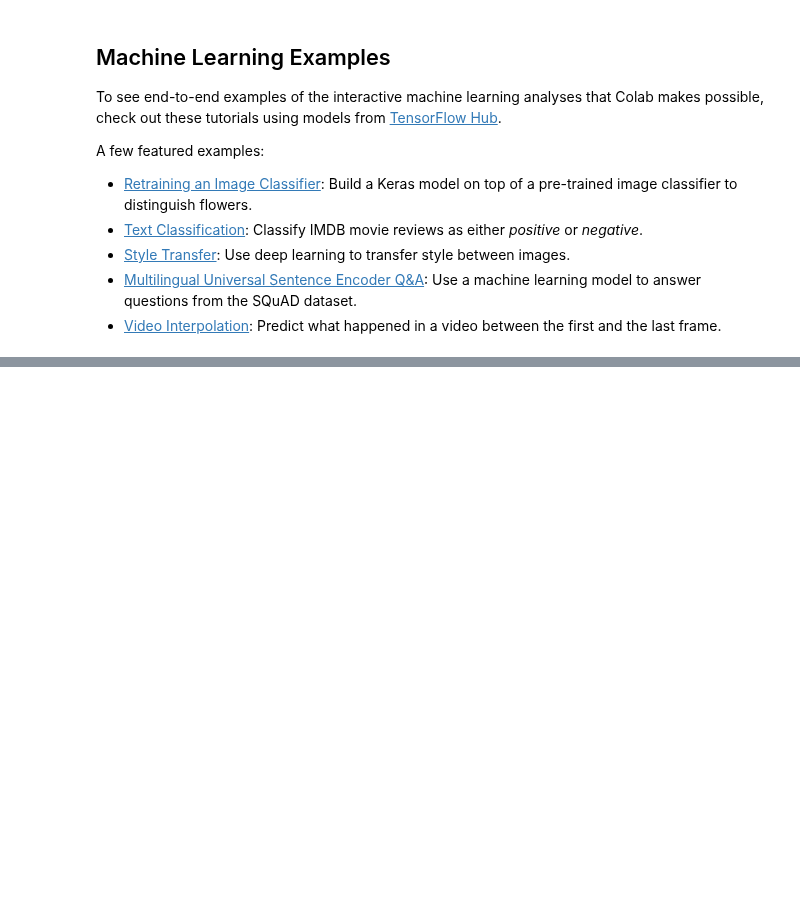
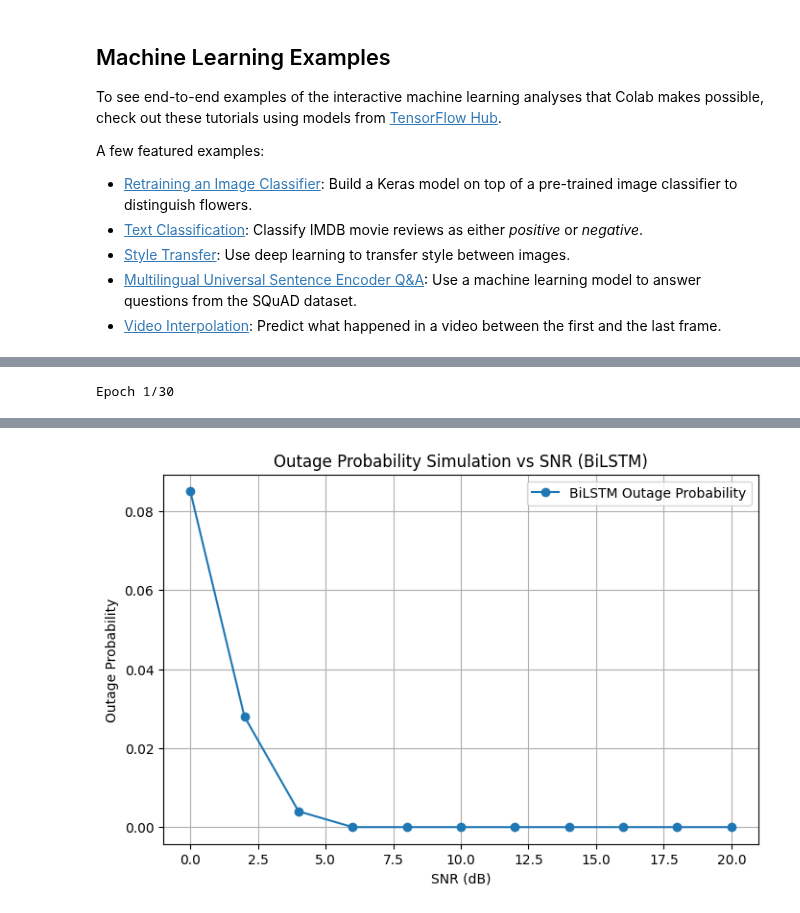
Before and after one commit to kumuds4/BCH, a Jupyter notebook: Making_the_Most_of_your_Colab_Subscription.ipynb, the cells around one changed output, grey strips where cells are left out. Cells and saved outputs as stored; diff of their text form; code cells hidden in the pictures; blank space fills up the shorter version.

```diff
--- a/Making_the_Most_of_your_Colab_Subscription.ipynb
+++ b/Making_the_Most_of_your_Colab_Subscription.ipynb
@@ -414,0 +727,77 @@ BiLSTM Epoch 5/5 Loss: 0.017785
+# %%
+import numpy as np
+import matplotlib.pyplot as plt
+from sklearn.model_selection import train_test_split
+from sklearn.metrics import mean_squared_error
+import tensorflow as tf
+from tensorflow.keras.models import Sequential
+from tensorflow.keras.layers import Dense, LSTM, Bidirectional
+import pandas as pd
+
+# ------------------------
+# Configuration
+# ------------------------
+NUM_SAMPLES = 5000
+SEQ_LEN = 50
+FEATURE_DIM = 1
+BATCH_SIZE = 64
+EPOCHS = 30
+TEST_SIZE = 0.2
+VALIDATION_SPLIT = 0.1
+SNR_dB = np.arange(0, 21, 2)
+THRESHOLD = 1.8  # Outage probability threshold
+
+# ------------------------
+# Data Generation
+# ------------------------
+def generate_synthetic_data(num_samples, seq_len):
+    X = np.random.randn(num_samples, seq_len, FEATURE_DIM)
+    y = np.sum(X, axis=1) + 0.1 * np.random.randn(num_samples, 1)
+    return X, y
+
+X, y = generate_synthetic_data(NUM_SAMPLES, SEQ_LEN)
+X_train, X_test, y_train, y_test = train_test_split(X, y, test_size=TEST_SIZE, random_state=42)
+
+# ------------------------
+# BiLSTM Model
+# ------------------------
+model_bilstm = Sequential([
+    Bidirectional(LSTM(64, return_sequences=False), input_shape=(SEQ_LEN, FEATURE_DIM)),
+    Dense(32, activation='relu'),
+    Dense(1)
+])
+model_bilstm.compile(optimizer='adam', loss='mse', metrics=['mse'])
+history_bilstm = model_bilstm.fit(X_train, y_train,
+                                  epochs=EPOCHS,
+                                  batch_size=BATCH_SIZE,
+                                  validation_split=VALIDATION_SPLIT,
+                                  verbose=1)
+y_pred_bilstm = model_bilstm.predict(X_test)
+mse_bilstm = mean_squared_error(y_test, y_pred_bilstm)
+print(f'BiLSTM Test MSE: {mse_bilstm:.4f}')
+
+# Save BiLSTM predictions to CSV
+df_bilstm = pd.DataFrame(np.hstack((y_test, y_pred_bilstm)), columns=['y_true', 'y_pred'])
+df_bilstm.to_csv('BiLSTM_predictions.csv', index=False)
+
+# ------------------------
+# Outage Probability Simulation - BiLSTM
+# ------------------------
+outage_prob_bilstm = []
+for snr_db in SNR_dB:
+    noise_std = 10 ** (-snr_db / 20)
+    y_noisy = y_pred_bilstm + noise_std * np.random.randn(*y_pred_bilstm.shape)
+    outage = np.mean(np.abs(y_noisy - y_test) > THRESHOLD)
+    outage_prob_bilstm.append(outage)
+
+# Plot Outage Probability vs SNR for BiLSTM
+plt.figure(figsize=(8,5))
+plt.plot(SNR_dB, outage_prob_bilstm, marker='o', label='BiLSTM Outage Probability')
+plt.xlabel('SNR (dB)')
+plt.ylabel('Outage Probability')
+plt.title('Outage Probability Simulation vs SNR (BiLSTM)')
+plt.grid(True)
+plt.legend()
+plt.show()
+# %% [output]
+Epoch 1/30
@@ -414,0 +821 @@ BiLSTM Epoch 5/5 Loss: 0.017785
+[figure, added]
```
Also changed, not shown: parts of 7 cells of this notebook.
